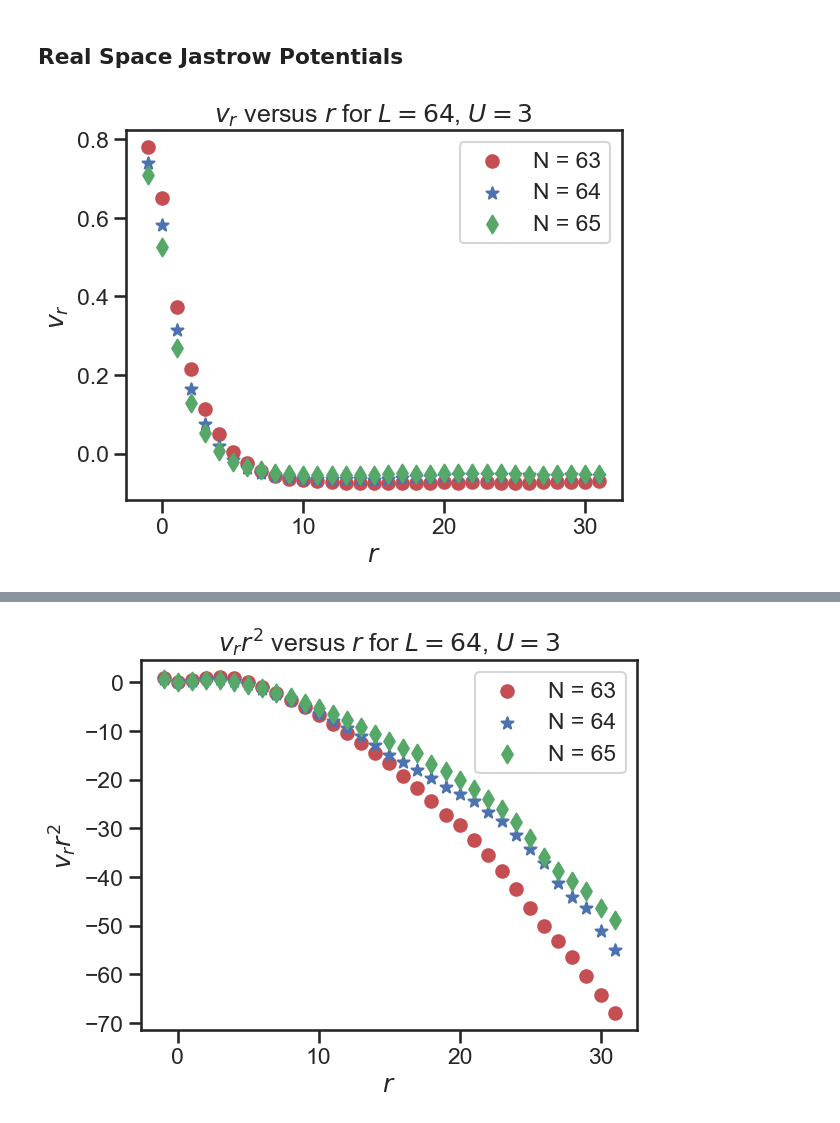
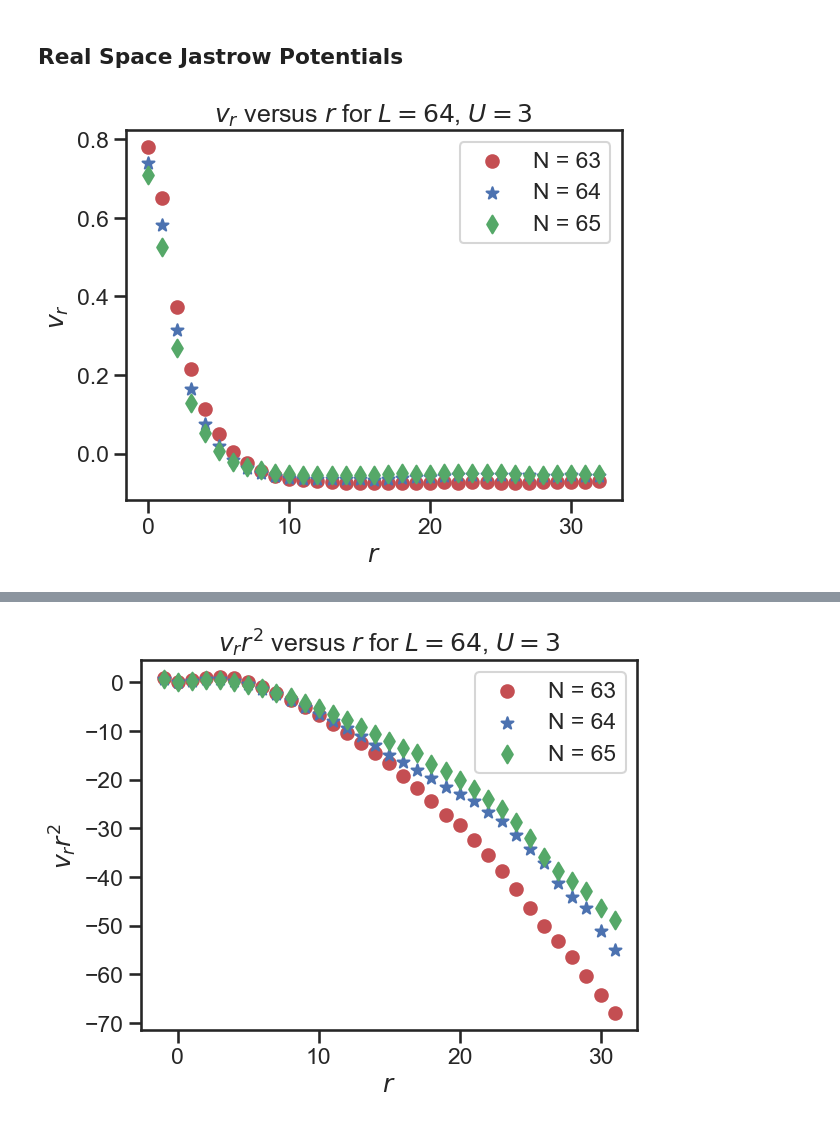
Before and after one commit to wmallah/Bose_Hubbard_VMC, a Jupyter notebook: VMCBoseHubbard/analysis_scripts/benchmark.ipynb, the cells around one changed output, grey strips where cells are left out. Saved outputs shown, nothing was run; the diff lists cells and outputs as text; code cells hidden in the pictures.

```diff
--- a/VMCBoseHubbard/analysis_scripts/benchmark.ipynb
+++ b/VMCBoseHubbard/analysis_scripts/benchmark.ipynb
@@ -1132,18 +279,18 @@ plt.show()
 # %%
 VMC_r_N63_U3, VMC_vr_N63_U3 = load_vmc_vr("../data/C/1D/L64_N63/jastrow_realspace/VMC_vr_vs_r_U3.0.dat")
 VMC_r_N64_U3, VMC_vr_N64_U3  = load_vmc_vr("../data/C/1D/L64_N64/jastrow_realspace/VMC_vr_vs_r_U3.0.dat")
 VMC_r_N65_U3, VMC_vr_N65_U3 = load_vmc_vr("../data/C/1D/L64_N65/jastrow_realspace/VMC_vr_vs_r_U3.0.dat")
 
-plt.scatter(VMC_r_N63_U3 - 1.0, VMC_vr_N63_U3, c='r', marker='o', label="N = 63")
-plt.scatter(VMC_r_N64_U3 - 1.0, VMC_vr_N64_U3, c='b', marker='*', label="N = 64")
-plt.scatter(VMC_r_N65_U3 - 1.0, VMC_vr_N65_U3, c='g', marker='d', label="N = 65")
+plt.scatter(VMC_r_N63_U3, VMC_vr_N63_U3, c='r', marker='o', label="N = 63")
+plt.scatter(VMC_r_N64_U3, VMC_vr_N64_U3, c='b', marker='*', label="N = 64")
+plt.scatter(VMC_r_N65_U3, VMC_vr_N65_U3, c='g', marker='d', label="N = 65")
 plt.xlabel(r"$r$")
 plt.ylabel(r"$v_r$")
 plt.title("$v_r$ versus $r$ for $L = 64$, $U=3$")
 plt.legend(loc="best")
 plt.show()
 # %% [output]
-[figure, old version]
+[figure, new version]
 # %%
 plt.scatter(VMC_r_N64_U3, abs(VMC_vr_N64_U3 - VMC_vr_N63_U3), c='k', marker='d', label="N = 64 - 63")
 plt.scatter(VMC_r_N64_U3, abs(VMC_vr_N64_U3 - VMC_vr_N65_U3), c='k', marker='*', label="N = 64 - 65")
```
Also changed, not shown: parts of 36 cells of this notebook, 30 other files.
